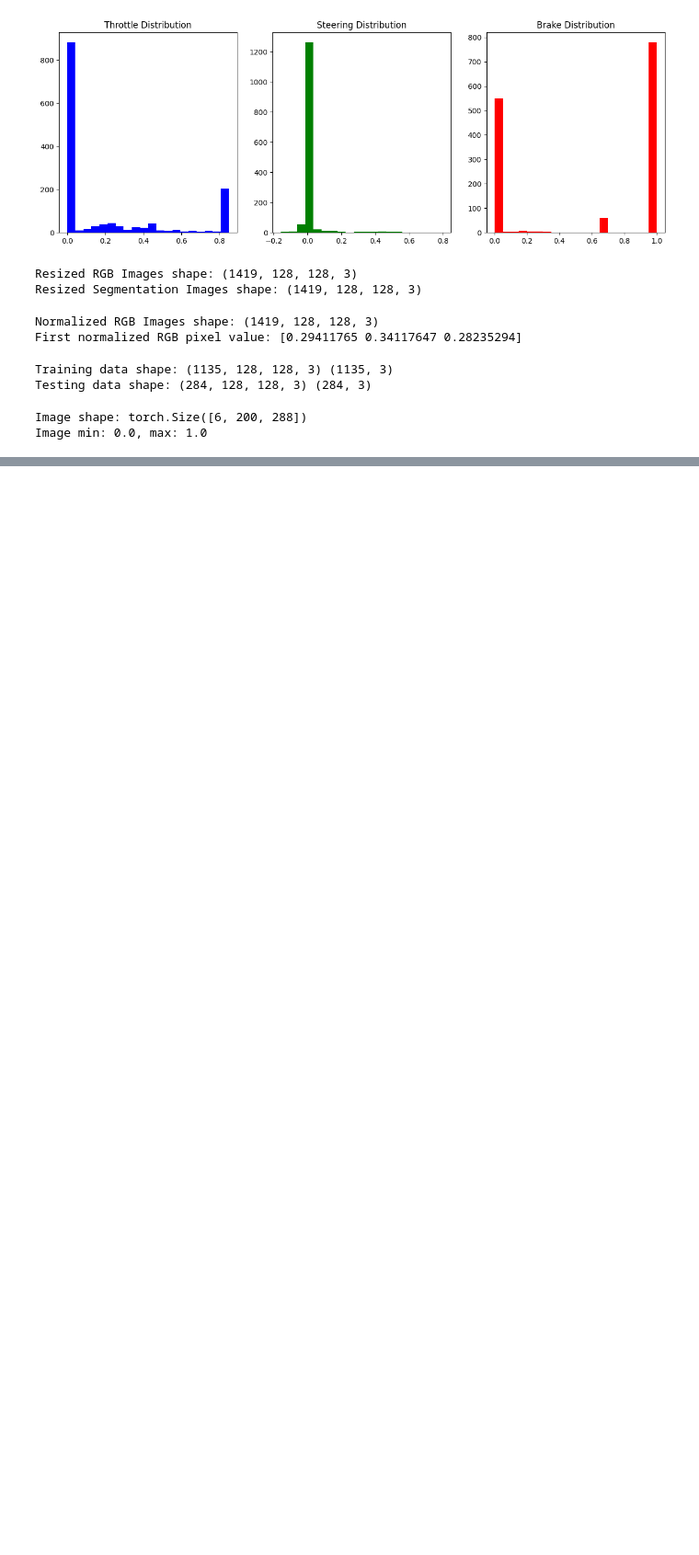
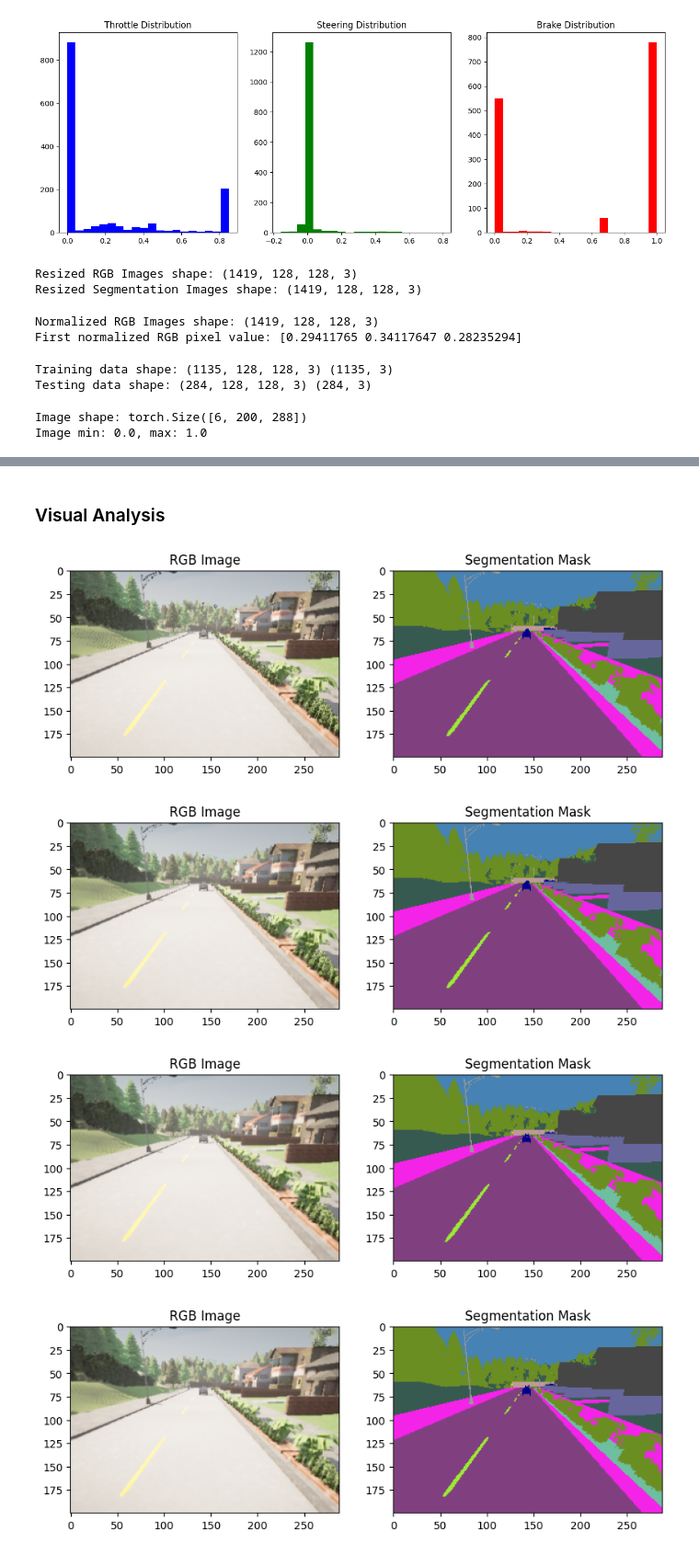
Before and after one commit to UmarBalak/Major-Project, a Jupyter notebook: AdaptFL_Dataset.ipynb, the cells around one changed output, grey strips where cells are left out. Shown at 92% size. Saved outputs shown, nothing was run; the diff lists cells and outputs as text; code cells hidden in the pictures; blank space fills up the shorter version.

```diff
--- a/AdaptFL_Dataset.ipynb
+++ b/AdaptFL_Dataset.ipynb
@@ -613,0 +617,14 @@ Image min: 0.0, max: 1.0
+# %%
+import requests
+import h5py
+import io
+
+# Load HDF5 file from a URL
+def load_hdf5_from_url(url):
+    response = requests.get(url)
+    response.raise_for_status()  # Raise an error for bad responses
+    return h5py.File(io.BytesIO(response.content), 'r')
+
+# URL of the HDF5 file
+hdf5_url = 'https://huggingface.co/datasets/nightmare-nectarine/segmentation-carla-driving/resolve/main/train/episode_0.hdf5'
+hdf5_file = load_hdf5_from_url(hdf5_url)
@@ -613,0 +664,28 @@ Image min: 0.0, max: 1.0
+# %% [markdown]
+### Visual Analysis
+# %%
+import matplotlib.pyplot as plt
+
+def visualize_samples(hdf5_file, num_samples=5):
+    rgb_images = hdf5_file['rgb'][:num_samples]
+    segmentation_masks = hdf5_file['segmentation'][:num_samples]
+
+    for i in range(num_samples):
+        plt.figure(figsize=(10, 5))
+
+        plt.subplot(1, 2, 1)
+        plt.title("RGB Image")
+        plt.imshow(rgb_images[i])
+
+        plt.subplot(1, 2, 2)
+        plt.title("Segmentation Mask")
+        plt.imshow(segmentation_masks[i])
+
+        plt.show()
+
+visualize_samples(hdf5_file)
+# %% [output]
+[figure, added]
+[figure, added]
+[figure, added]
+[figure, added]
```
Also changed, not shown: parts of 34 cells of this notebook.
